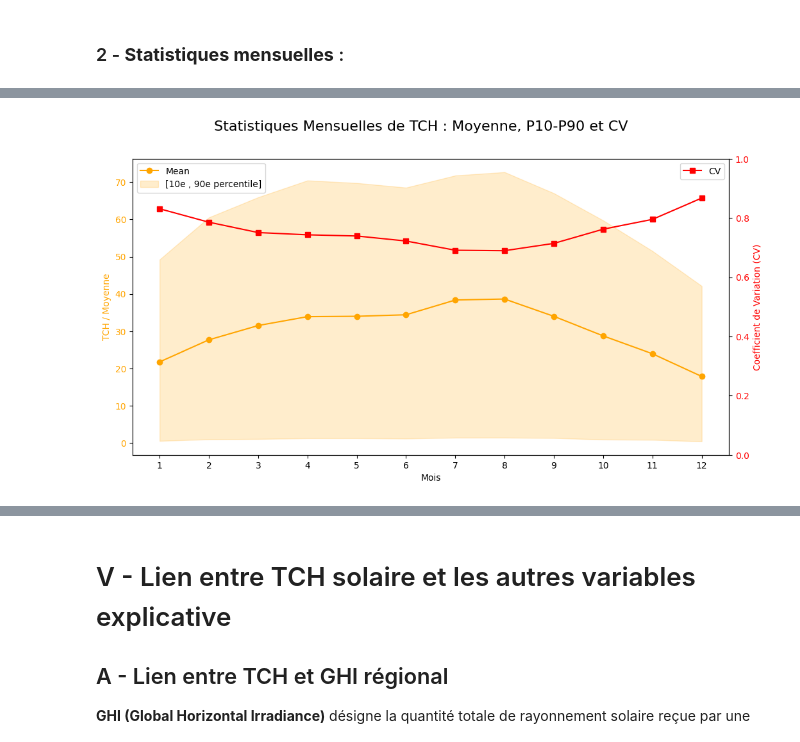
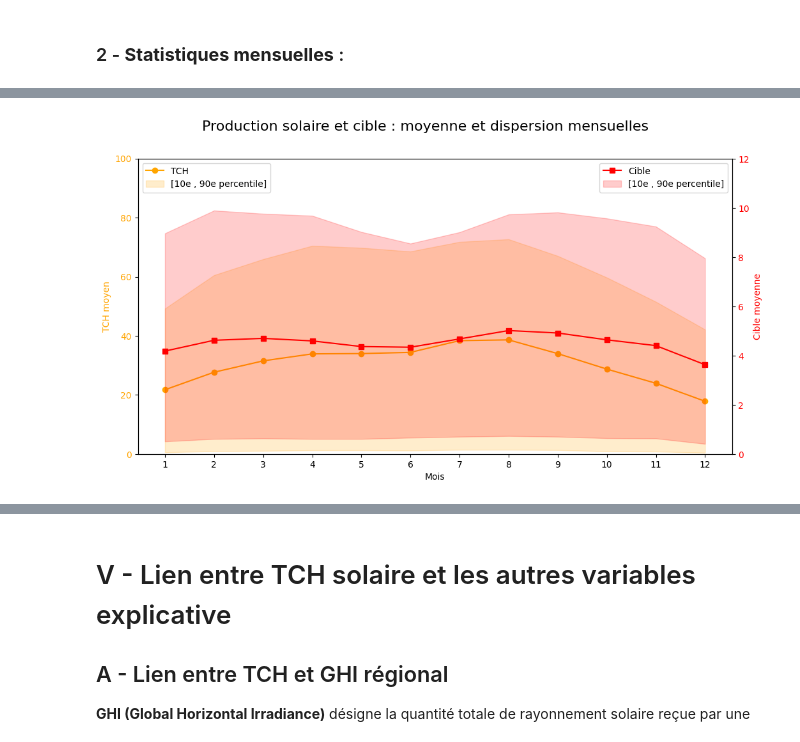
Before and after one commit to Math2935/aug25cds_variabilite, a Jupyter notebook: notebooks/03_Analyse_exploratoire/03_analyse_02_exploration_detaillee.ipynb, the cells around one changed output, grey strips where cells are left out. Cells and saved outputs as stored; diff of their text form; code cells hidden in the pictures.

```diff
--- a/notebooks/03_Analyse_exploratoire/03_analyse_02_exploration_detaillee.ipynb
+++ b/notebooks/03_Analyse_exploratoire/03_analyse_02_exploration_detaillee.ipynb
@@ -344,12 +340,9 @@ Cette analyse permet d'identifier les **heures les plus stables** (milieu de jou
 # Calcul des statistiques de base
 df_day['month'] = df_day.index.month
 
-monthly_stats = df_day.groupby('month')['tch_solaire'].describe()
+monthly_stats = df_day.groupby('month')[['tch_solaire', 'target']].describe()
 
-# Calcul du coefficient de variation
-monthly_stats['cv'] = monthly_stats['std'] / monthly_stats['mean']
-
-monthly_stats
+display(monthly_stats)
 # %% [output]
 A value is trying to be set on a copy of a slice from a DataFrame.
 Try using .loc[row_indexer,col_indexer] = value instead
@@ -373,39 +367,42 @@ See the caveats in the documentation: https://pandas.pydata.org/pandas-docs/stab
 # %%
 mois = monthly_stats.index
-mean = monthly_stats['mean']
-std = monthly_stats['std']
-cv = monthly_stats['cv']
+mean_tch = monthly_stats['tch_solaire']['mean']
+mean_target = monthly_stats['target']['mean']
 
 # Calcul des percentiles
-p10 = monthly_stats['p10'] = df_day.groupby('month')['tch_solaire'].quantile(0.10)
-p90 = monthly_stats['p90'] = df_day.groupby('month')['tch_solaire'].quantile(0.90)
+p10_tch = monthly_stats['p10'] = df_day.groupby('month')['tch_solaire'].quantile(0.10)
+p90_tch = monthly_stats['p90'] = df_day.groupby('month')['tch_solaire'].quantile(0.90)
+p10_target = monthly_stats['p10'] = df_day.groupby('month')['target'].quantile(0.10)
+p90_target = monthly_stats['p90'] = df_day.groupby('month')['target'].quantile(0.90)
 
 # Créer la figure
 fig, ax1 = plt.subplots(figsize=(12, 6))
 
 # Tracer mean et std sur le même axe
-ax1.plot(mois, mean, marker='o', color='orange', label='Mean')
-ax1.fill_between(mois, p10, p90, color='orange', alpha=0.2, label='[10e , 90e percentile]')
+ax1.plot(mois, mean_tch, marker='o', color='orange', label='TCH')
+ax1.fill_between(mois, p10_tch, p90_tch, color='orange', alpha=0.2, label='[10e , 90e percentile]')
 ax1.set_xlabel('Mois')
-ax1.set_ylabel('TCH / Moyenne', color='orange')
+ax1.set_ylabel('TCH moyen', color='orange')
 ax1.tick_params(axis='y', labelcolor='orange')
 ax1.set_xticks(mois)
+ax1.set_ylim(0, 100)
 
 # Tracer CV sur un axe secondaire
 ax2 = ax1.twinx()
-ax2.plot(mois, cv, marker='s', color='red', label='CV')
-ax2.set_ylabel('Coefficient de Variation (CV)', color='red')
-ax2.set_ylim(0, 1)
+ax2.plot(mois, mean_target, marker='s', color='red', label='Cible')
+ax2.fill_between(mois, p10_target, p90_target, color='red', alpha=0.2, label='[10e , 90e percentile]')
+ax2.set_ylabel('Cible moyenne', color='red')
 ax2.tick_params(axis='y', labelcolor='red')
+ax2.set_ylim(0, 12)
 
 # Titres et légendes
-fig.suptitle('Statistiques Mensuelles de TCH : Moyenne, P10-P90 et CV', fontsize=16)
+fig.suptitle('Production solaire et cible : moyenne et dispersion mensuelles', fontsize=16)
 ax1.legend(loc='upper left')
 ax2.legend(loc='upper right')
 
 plt.show()
 # %% [output]
-[figure, old version]
+[figure, new version]
 # %% [markdown]
 **Interprétation du graphique**
 
```
Also changed, not shown: parts of 24 cells of this notebook, 5 other files.
